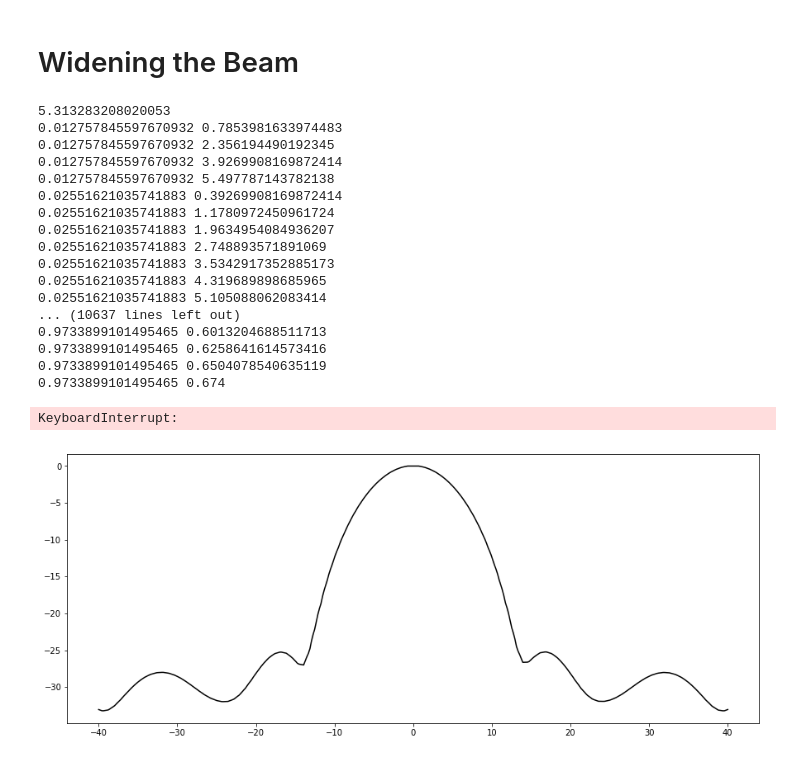
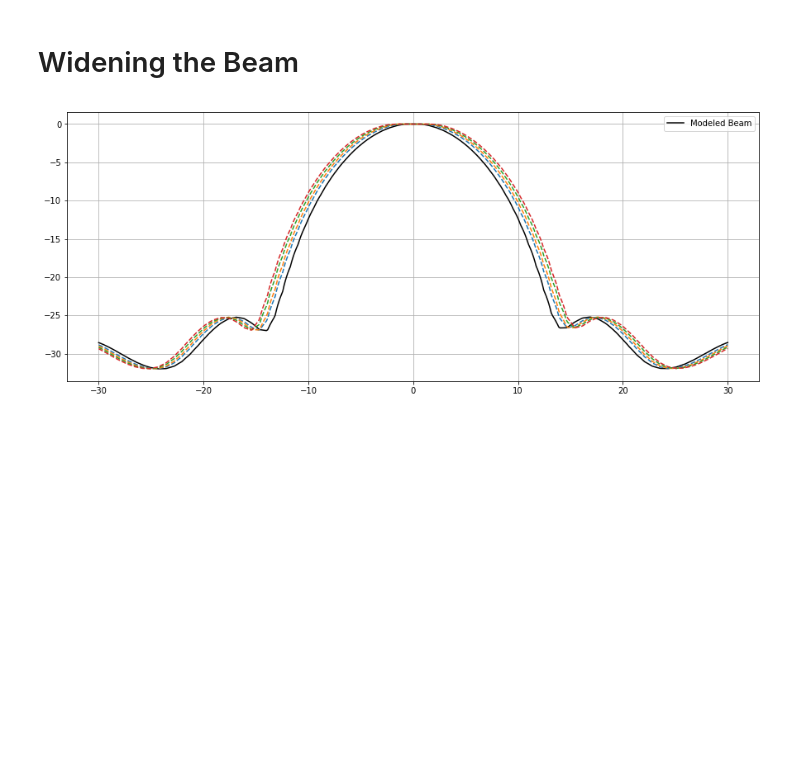
Before and after one commit to tyler-a-cox/HERA_Tsys, a Jupyter notebook: notebooks/Beam_Uncertainty.ipynb, the cells around one changed output. Drawn from its saved outputs; the diff is of its cells as text; code cells hidden in the pictures; blank space fills up the shorter version.

```diff
--- a/notebooks/Beam_Uncertainty.ipynb
+++ b/notebooks/Beam_Uncertainty.ipynb
@@ -45,7 +45,7 @@ def hera_beam_freq_slice(hera_beam, freq, beam_center = 90, ang_from_center = 15
 
     return ang, np.array(beam_slice)
 # %%
-hera_beam_file = '/Users/tyler/Desktop/Research/Tsys/data/HERA_beam_nic.hmap'
+hera_beam_file = '/Users/tyler/Desktop/Desktop/Research/HERA/Tsys/data/HERA_beam_nic.hmap'
 hera_im = fits.getdata(hera_beam_file, extname='BEAM_{0}'.format('X'))
 nside = hp.npix2nside(hera_im.shape[0])
 temp_f = fits.getdata(hera_beam_file, extname='FREQS_{0}'.format('X'))
@@ -159,4 +77,4 @@ def beam_cut(hera_beam, beam_center = 90, ang_from_center = 15, n = 100):
 
     for i in ang:
         beam_slice.append(hp.get_interp_val(hera_beam, 0, i, lonlat=True))
-    return np.array(ang), np.array(beam_slice)
+    return np.array(ang)-90, np.array(beam_slice)
@@ -204,0 +81,8 @@ array([0.        , 0.11764706, 0.23529412, 0.35294118])
+# %%
+theta_arr = np.zeros(int(hera_im[:,50].shape[0]))
+phi_arr = np.zeros(int(hera_im[:,50].shape[0]))
+
+for i in np.arange(int(hera_im[:,50].shape[0])):
+    theta, phi = hp.pix2ang(nside, i)
+    theta_arr[i] = theta
+    phi_arr[i] = phi
@@ -204,0 +133,6 @@ array([0.        , 0.11764706, 0.23529412, 0.35294118])
+# %%
+scale = hp.get_interp_val(hera_im[:,50], theta_arr+s,  phi_arr+s/2.0)
+
+hp.orthview(np.log(hera_im[:,50]), rot=[0,90], half_sky=True)
+hp.orthview(np.log(scale), rot=[0,90], half_sky=True)
+hp.orthview(np.log(hera_im[:,50])-np.log(scale), rot=[0,90], half_sky=True)
@@ -205,55 +143,37 @@ array([0.        , 0.11764706, 0.23529412, 0.35294118])
 # %% [markdown]
 # Widening the Beam
 # %%
+freq = 150
 
-ang, beam = beam_cut(hera_im[:,100], ang_from_center=40, n=400)
+
+ang, beam = beam_cut(hera_im[:,freq-50], ang_from_center=30, n=500)
 
 plt.figure(figsize=(15,6))
-plt.plot(ang-90,10*np.log10(beam), 'k', label='Modeled Beam')
+plt.plot(ang,10*np.log10(beam), 'k', label='Modeled Beam')
+#plt.plot(ang,beam, 'k', label='Modeled Beam')
 
-fwhm = []
+h_max, _ = hp.pix2ang(nside, np.argmin(np.abs(hera_im[:,freq-50] - hera_im[:,freq-50].max() / 2.0)))
 
-idx = np.argmin(np.abs(beam - np.max(beam) / 2.0))
-print np.abs(ang[idx] - 90)
+perc = [0.1,0.15,0.2,0.25]
 
+for j in perc:
 
-fwhm.append(2*np.abs(ang[idx] - 90))
+    s = h_max*(1+j)-h_max
 
-for j in np.arange(1,4):
-    scale = np.zeros_like(hera_im[:,100])
-    s = j*0.01
-    for i in np.arange(int(hera_im[:,100].shape[0]/ 2.0)):
-        theta, phi = hp.pix2ang(nside, i)
-        if np.abs(theta) < s:
-            s = 0
-        if np.abs(phi) < s:
-            s = 0
-        scale[i] = hp.get_interp_val(hera_im[:,100], theta-s,  phi-s)
-    ang, beam_scale = beam_cut(scale, ang_from_center=40, n=400)
-    idx = np.argmin(np.abs(beam_scale - np.max(beam_scale) / 2.0))
-    fwhm.append(2*np.abs(ang[idx] - 90))
-    plt.plot(ang-90, 10*np.log10(beam_scale), linestyle='--')
+    t = theta_arr-s
+    p = phi_arr-s
+
+    t[t < 0] = 0
+    p[p < 0] = 0
+
+    scale = hp.get_interp_val(hera_im[:,freq-50], t, p)
+    ang, beam_scale = beam_cut(scale, ang_from_center=30, n=500)
+
+    plt.plot(ang, 10*np.log10(beam_scale), linestyle='--')
+    #plt.plot(ang, beam_scale, linestyle='--')
 
 plt.legend()
 plt.grid()
 plt.show()
 # %% [output]
-5.313283208020053
-0.012757845597670932 0.7853981633974483
-0.012757845597670932 2.356194490192345
-0.012757845597670932 3.9269908169872414
-0.012757845597670932 5.497787143782138
-0.02551621035741883 0.39269908169872414
-0.02551621035741883 1.1780972450961724
-0.02551621035741883 1.9634954084936207
-0.02551621035741883 2.748893571891069
-0.02551621035741883 3.5342917352885173
-0.02551621035741883 4.319689898685965
-0.02551621035741883 5.105088062083414
-... (10637 lines left out)
-0.9733899101495465 0.6013204688511713
-0.9733899101495465 0.6258641614573416
-0.9733899101495465 0.6504078540635119
-0.9733899101495465 0.674
-KeyboardInterrupt:
-[figure, old version]
+[figure, new version]
```
Also changed, not shown: parts of 26 cells of this notebook, 12 other files.
